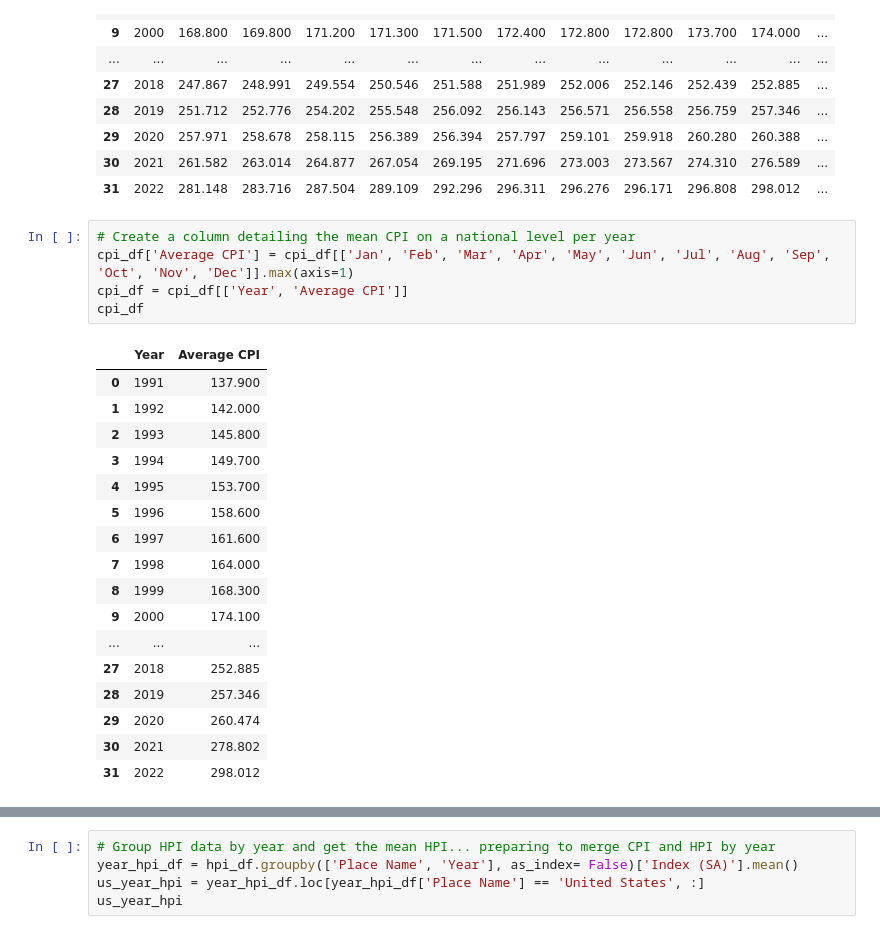
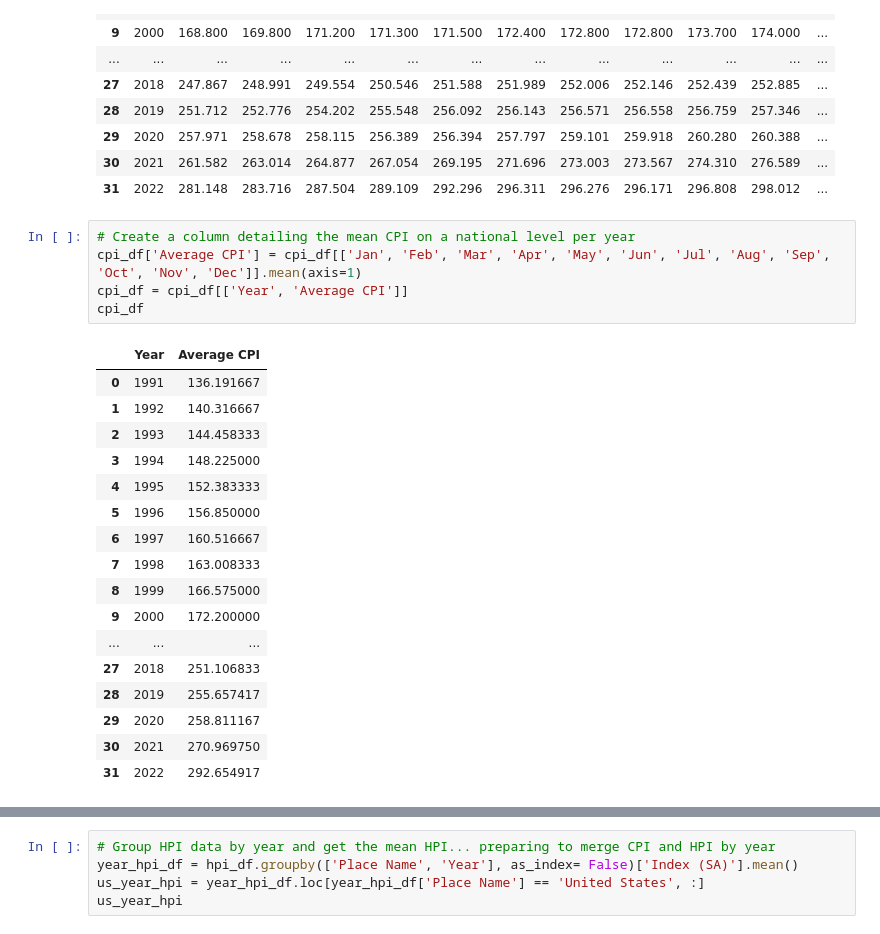
Before and after one commit to wpreeti/Group-8_Project, a Jupyter notebook: Cleaning/cleaning_cpi.ipynb, the cells around one changed output, grey strips where cells are left out. Cells and saved outputs as stored; diff of their text form.

```diff
--- a/Cleaning/cleaning_cpi.ipynb
+++ b/Cleaning/cleaning_cpi.ipynb
@@ -28,27 +27,27 @@ cpi_df
 | 31 | 2022 | 281.148 | 283.716 | 287.504 | 289.109 | 292.296 | 296.311 | 296.276 | 296.171 | 296.808 | 298.012 | ... |
 # %%
 # Create a column detailing the mean CPI on a national level per year
-cpi_df['Average CPI'] = cpi_df[['Jan', 'Feb', 'Mar', 'Apr', 'May', 'Jun', 'Jul', 'Aug', 'Sep', 'Oct', 'Nov', 'Dec']].max(axis=1)
+cpi_df['Average CPI'] = cpi_df[['Jan', 'Feb', 'Mar', 'Apr', 'May', 'Jun', 'Jul', 'Aug', 'Sep', 'Oct', 'Nov', 'Dec']].mean(axis=1)
 cpi_df = cpi_df[['Year', 'Average CPI']]
 cpi_df
 # %% [output]
 |  | Year | Average CPI |
-| 0 | 1991 | 137.900 |
-| 1 | 1992 | 142.000 |
-| 2 | 1993 | 145.800 |
-| 3 | 1994 | 149.700 |
-| 4 | 1995 | 153.700 |
-| 5 | 1996 | 158.600 |
-| 6 | 1997 | 161.600 |
-| 7 | 1998 | 164.000 |
-| 8 | 1999 | 168.300 |
-| 9 | 2000 | 174.100 |
+| 0 | 1991 | 136.191667 |
+| 1 | 1992 | 140.316667 |
+| 2 | 1993 | 144.458333 |
+| 3 | 1994 | 148.225000 |
+| 4 | 1995 | 152.383333 |
+| 5 | 1996 | 156.850000 |
+| 6 | 1997 | 160.516667 |
+| 7 | 1998 | 163.008333 |
+| 8 | 1999 | 166.575000 |
+| 9 | 2000 | 172.200000 |
 | ... | ... | ... |
-| 27 | 2018 | 252.885 |
-| 28 | 2019 | 257.346 |
-| 29 | 2020 | 260.474 |
-| 30 | 2021 | 278.802 |
-| 31 | 2022 | 298.012 |
+| 27 | 2018 | 251.106833 |
+| 28 | 2019 | 255.657417 |
+| 29 | 2020 | 258.811167 |
+| 30 | 2021 | 270.969750 |
+| 31 | 2022 | 292.654917 |
 # %%
 # Load in and read clean HPI csv
 clean_hpi_path = '../Resources/clean_monthly_hpi.csv'
```
Also changed, not shown: parts of 3 cells of this notebook, 1 other file.
